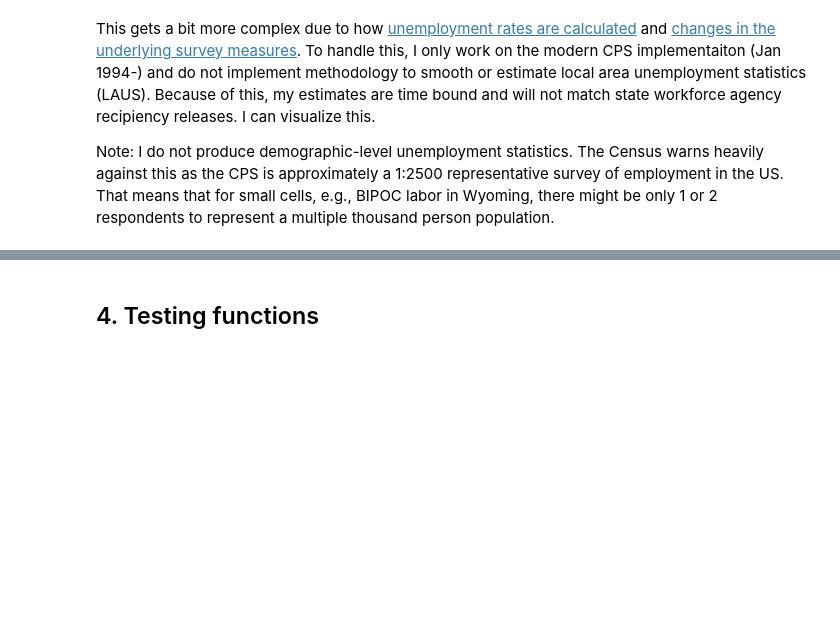
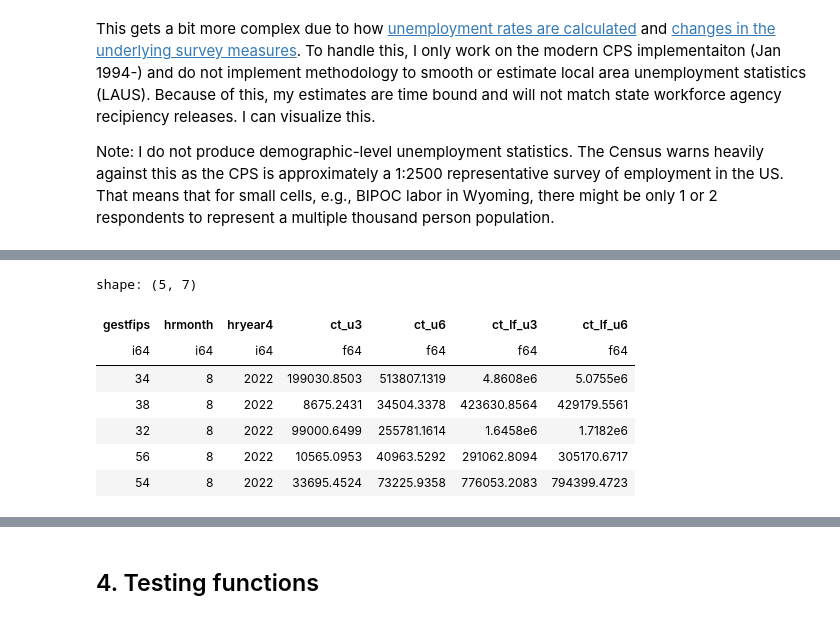
Before and after one commit to m-rosenbaum/CAPP-30239-Static, a Jupyter notebook: scratch/data_scratch.ipynb, the cells around one changed output, grey strips where cells are left out. Drawn from its saved outputs; the diff is of its cells as text; code cells hidden in the pictures; blank space fills up the shorter version.

```diff
--- a/scratch/data_scratch.ipynb
+++ b/scratch/data_scratch.ipynb
@@ -160,0 +209,51 @@ Note: I do not produce demographic-level unemployment statistics. The Census war
+# %%
+# Create unemployment rate dummies
+df = df.with_columns(
+    pl.when(pl.col('unemployed') == 1)
+    .then(1)
+    .when(pl.col('marginally_attached') == 1)
+    .then(None)
+    .otherwise(0)
+    .alias('u3'),
+    pl.when(pl.col('unemployed') == 1)
+    .then(1)
+    .when(pl.col('marginally_attached') == 1)
+    .then(1)
+    .when(pl.col('pt_forecon') == 1)
+    .then(1)
+    .otherwise(0)
+    .alias('u6'),
+    pl.when(pl.col('labor_force') == 1)
+    .then(1)
+    .otherwise(0)
+    .alias('lf_u3'),
+    pl.when(pl.col('labor_force') == 1)
+    .then(1)
+    .when(pl.col('marginally_attached') == 1)
+    .then(1)
+    .otherwise(0)
+    .alias('lf_u6')
+)
+
+# Then multiply by weight to get actual frequencies
+# Use pwsswgt (final CPS weight), not pwcmpwgt (BLS weight)
+wt = 'pwsswgt'
+for col_nm in ['u3', 'u6', 'lf_u3', 'lf_u6']:
+    df = df.with_columns(
+        (pl.col(col_nm) * pl.col(wt)).alias(f"ct_{col_nm}")
+    )
+
+# Then collapse down to the state month-level
+df = df.group_by(["gestfips", "hrmonth", "hryear4"]).agg(
+    pl.col(r"^(ct)_.*$").sum(),
+)
+df.head()
+# %% [output]
+shape: (5, 7)
+| gestfips | hrmonth | hryear4 | ct_u3 | ct_u6 | ct_lf_u3 | ct_lf_u6 |
+| i64 | i64 | i64 | f64 | f64 | f64 | f64 |
+| 34 | 8 | 2022 | 199030.8503 | 513807.1319 | 4.8608e6 | 5.0755e6 |
+| 38 | 8 | 2022 | 8675.2431 | 34504.3378 | 423630.8564 | 429179.5561 |
+| 32 | 8 | 2022 | 99000.6499 | 255781.1614 | 1.6458e6 | 1.7182e6 |
+| 56 | 8 | 2022 | 10565.0953 | 40963.5292 | 291062.8094 | 305170.6717 |
+| 54 | 8 | 2022 | 33695.4524 | 73225.9358 | 776053.2083 | 794399.4723 |
```
Also changed, not shown: parts of 9 cells of this notebook, 1 other file.
